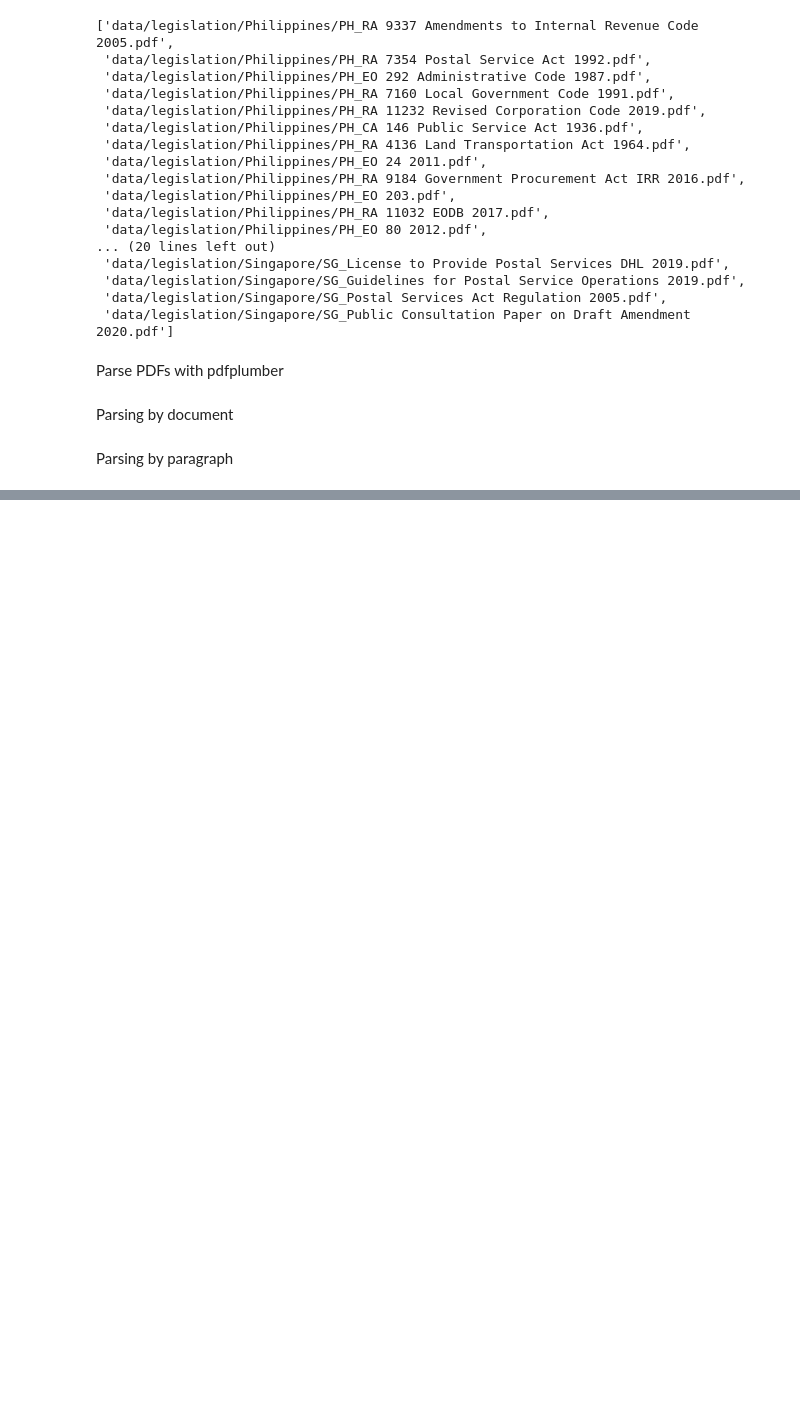
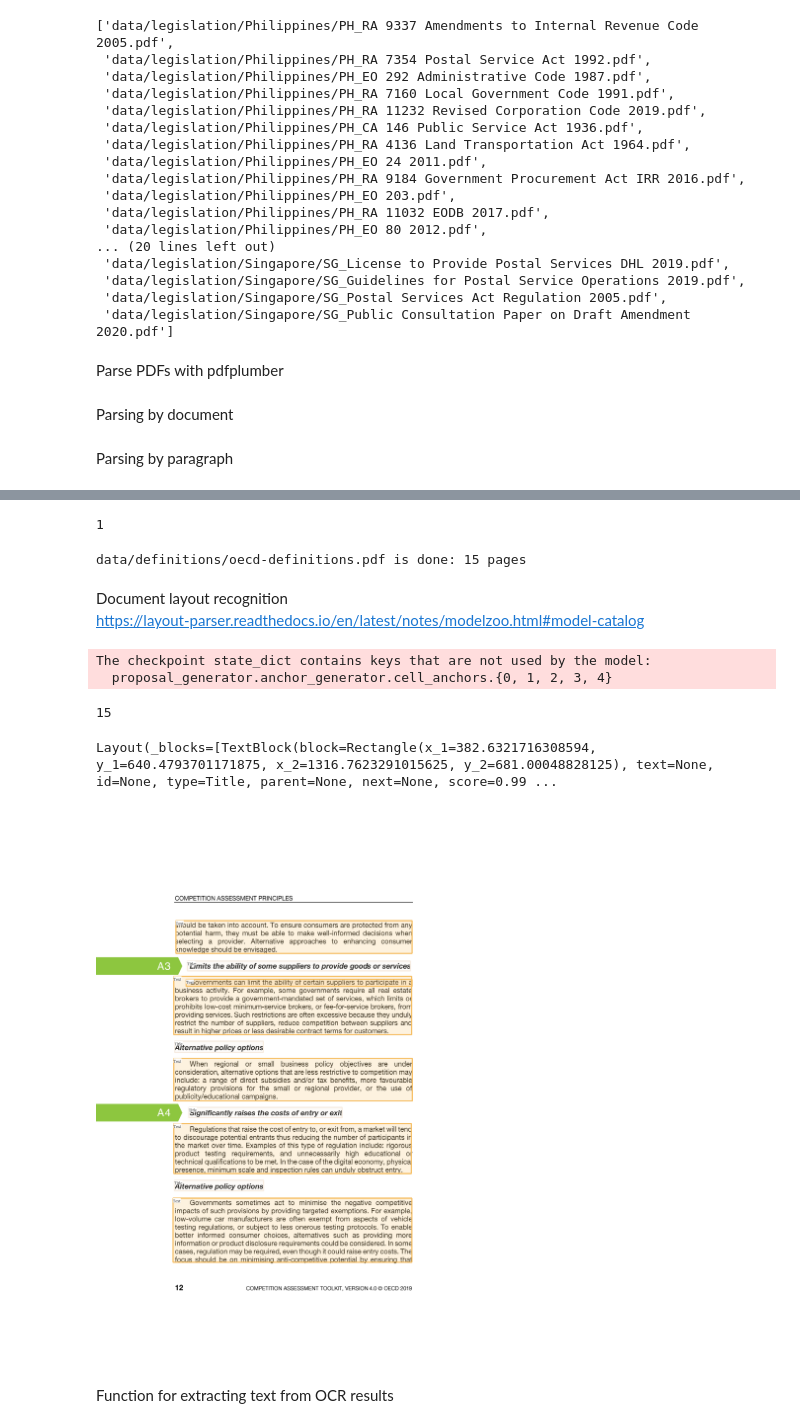
Before and after one commit to janinepdevera/legal-text-classification-CIA, a Jupyter notebook: src/python/parse_para.ipynb, the cells around one changed output, grey strips where cells are left out. Cells and saved outputs as stored; diff of their text form; code cells hidden in the pictures; blank space fills up the shorter version.

Commit message:
oecd definitions

```diff
--- a/src/python/parse_para.ipynb
+++ b/src/python/parse_para.ipynb
@@ -208,0 +320,49 @@ sample
+# %%
+def_dir = "data/definitions/"
+def_list = glob(os.path.join(def_dir, "*.pdf"))
+len(def_list)
+# %% [output]
+1
+# %%
+img_list = []
+for pdf in def_list:
+    # convert pdf to image
+    file = convert_from_path(pdf)
+    # read image as array
+    for (i, page) in enumerate(file):
+        img = np.asarray(file[i])
+    # append to list
+        img_list.append(img)
+    print('{} is done'.format(pdf) + ': ' + str(len(file)) + ' pages')
+# %% [output]
+data/definitions/oecd-definitions.pdf is done: 15 pages
+# %% [markdown]
+Document layout recognition \
+https://layout-parser.readthedocs.io/en/latest/notes/modelzoo.html#model-catalog
+# %%
+# model used for DLA
+model = lp.Detectron2LayoutModel('lp://PubLayNet/mask_rcnn_X_101_32x8d_FPN_3x/config',
+                                 extra_config=["MODEL.ROI_HEADS.SCORE_THRESH_TEST", 0.45], # if confidence score < 0.5, bounding box will not appear
+                                 label_map={0: "Text", 1: "Title", 2: "List", 3:"Table", 4:"Figure"})
+# %% [output]
+The checkpoint state_dict contains keys that are not used by the model:
+  proposal_generator.anchor_generator.cell_anchors.{0, 1, 2, 3, 4}
+# %%
+layout_results = []
+for img in img_list:
+    layout = model.detect(img)
+    layout_results.append(layout)
+# %%
+len(layout_results)
+# %% [output]
+15
+# %%
+layout_results[5]
+# %% [output]
+Layout(_blocks=[TextBlock(block=Rectangle(x_1=382.6321716308594, y_1=640.4793701171875, x_2=1316.7623291015625, y_2=681.00048828125), text=None, id=None, type=Title, parent=None, next=None, score=0.99 ...
+# %%
+lp.draw_box(img_list[5], layout_results[5],  box_width=5, box_alpha=0.2, show_element_type=True)
+# %% [output]
+[figure, added]
+# %% [markdown]
+Function for extracting text from OCR results
```
Also changed, not shown: parts of 35 cells of this notebook, 2 other files.
